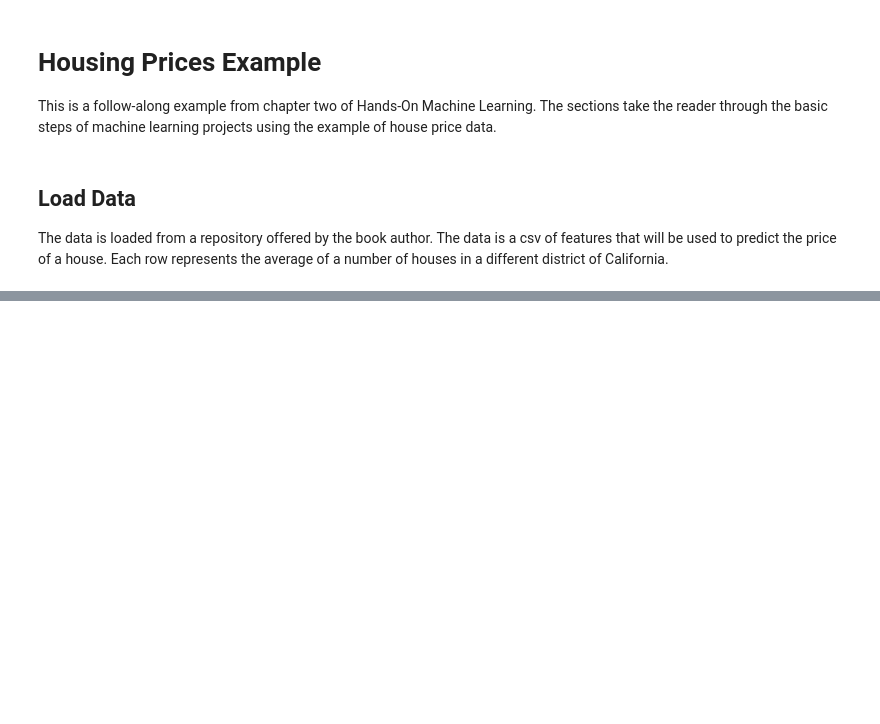
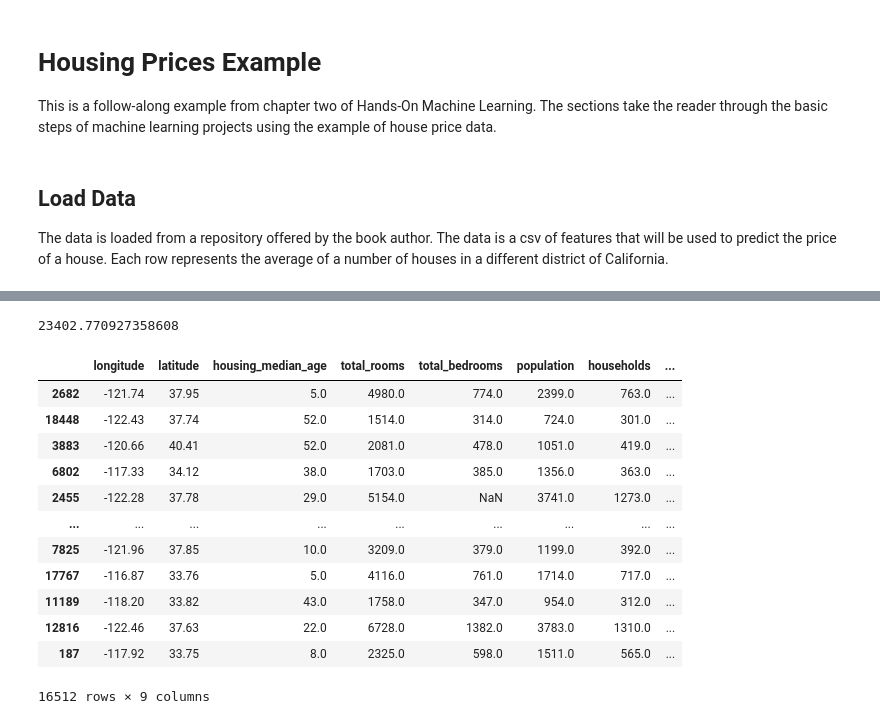
Before and after one commit to sspitz3/ml-practice, a Jupyter notebook: homl/housing_prices/example.ipynb, the cells around one changed output, grey strips where cells are left out. Drawn from its saved outputs; the diff is of its cells as text; code cells hidden in the pictures; blank space fills up the shorter version.

```diff
--- a/homl/housing_prices/example.ipynb
+++ b/homl/housing_prices/example.ipynb
@@ -115,0 +100,13 @@ lin_reg.get_params()
+# %%
+from sklearn.ensemble import RandomForestRegressor
+
+forest_reg = make_pipeline(preprocessing, RandomForestRegressor(random_state=42))
+
+forest_reg.fit(X_train, y_train)
+
+train_error = mean_squared_error(forest_reg.predict(X_train), y_train, squared=False)
+validation_error = -sum(cross_val_score(forest_reg, X_train, y_train, scoring='neg_root_mean_squared_error', cv=3)) / 3
+
+print("RMSE Errors")
+print(f"Training: {train_error}")
+print(f"Cross Validation: {validation_error}")
@@ -115,0 +120,14 @@ lin_reg.get_params()
+# %%
+from sklearn.model_selection import GridSearchCV
+
+param_grid = {
+    'columntransformer__geo__gamma': [0.1, 0.3, 0.5, 0.8, 1.0, 1.2, 1.5],
+    'columntransformer__geo__n_clusters': [4, 10, 15, 20, 25],
+}
+
+lin_reg = make_pipeline(preprocessing, LinearRegression())
+
+gs = GridSearchCV(lin_reg, param_grid=param_grid, cv=3, scoring='neg_root_mean_squared_error')
+
+gs.fit(X_train, y_train)
+mean_squared_error(gs.predict(X_train), y_train, squared=False)
@@ -115,0 +136,13 @@ lin_reg.get_params()
+# %%
+from sklearn.model_selection import GridSearchCV
+
+param_grid = {
+    'randomforestregressor__max_features': [4,6,8],
+    'randomforestregressor__n_estimators': [10, 50, 100, 150]
+}
+
+forest_reg = make_pipeline(preprocessing, RandomForestRegressor(random_state=42))
+
+gs = GridSearchCV(forest_reg, param_grid=param_grid, cv=3, scoring='neg_root_mean_squared_error')
+
+gs.fit(X_train, y_train)
@@ -115,0 +167,2 @@ lin_reg.get_params()
+# %%
+gs.fit(X_train, y_train)
@@ -115,0 +187,20 @@ lin_reg.get_params()
+# %%
+mean_squared_error(gs.predict(X_train), y_train, squared=False)
+# %% [output]
+23402.770927358608
+# %%
+X_train
+# %% [output]
+|  | longitude | latitude | housing_median_age | total_rooms | total_bedrooms | population | households | ... |
+| 2682 | -121.74 | 37.95 | 5.0 | 4980.0 | 774.0 | 2399.0 | 763.0 | ... |
+| 18448 | -122.43 | 37.74 | 52.0 | 1514.0 | 314.0 | 724.0 | 301.0 | ... |
+| 3883 | -120.66 | 40.41 | 52.0 | 2081.0 | 478.0 | 1051.0 | 419.0 | ... |
+| 6802 | -117.33 | 34.12 | 38.0 | 1703.0 | 385.0 | 1356.0 | 363.0 | ... |
+| 2455 | -122.28 | 37.78 | 29.0 | 5154.0 | NaN | 3741.0 | 1273.0 | ... |
+| ... | ... | ... | ... | ... | ... | ... | ... | ... |
+| 7825 | -121.96 | 37.85 | 10.0 | 3209.0 | 379.0 | 1199.0 | 392.0 | ... |
+| 17767 | -116.87 | 33.76 | 5.0 | 4116.0 | 761.0 | 1714.0 | 717.0 | ... |
+| 11189 | -118.20 | 33.82 | 43.0 | 1758.0 | 347.0 | 954.0 | 312.0 | ... |
+| 12816 | -122.46 | 37.63 | 22.0 | 6728.0 | 1382.0 | 3783.0 | 1310.0 | ... |
+| 187 | -117.92 | 33.75 | 8.0 | 2325.0 | 598.0 | 1511.0 | 565.0 | ... |
+16512 rows × 9 columns
```
Also changed, not shown: parts of 20 cells of this notebook.
